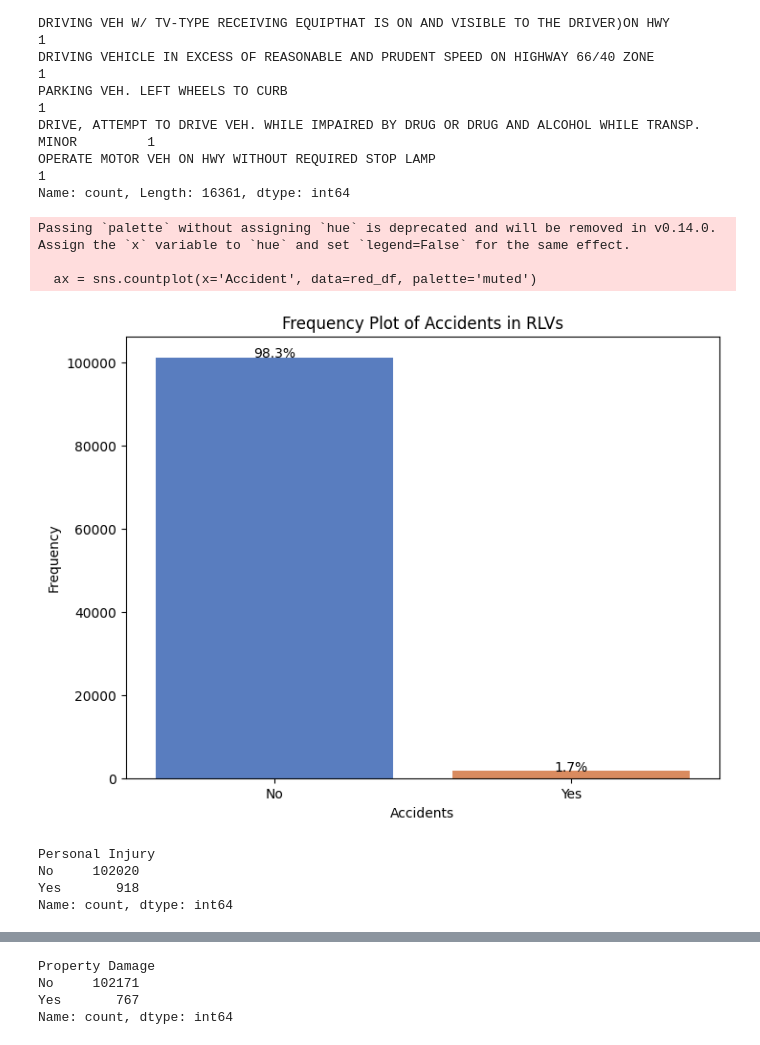
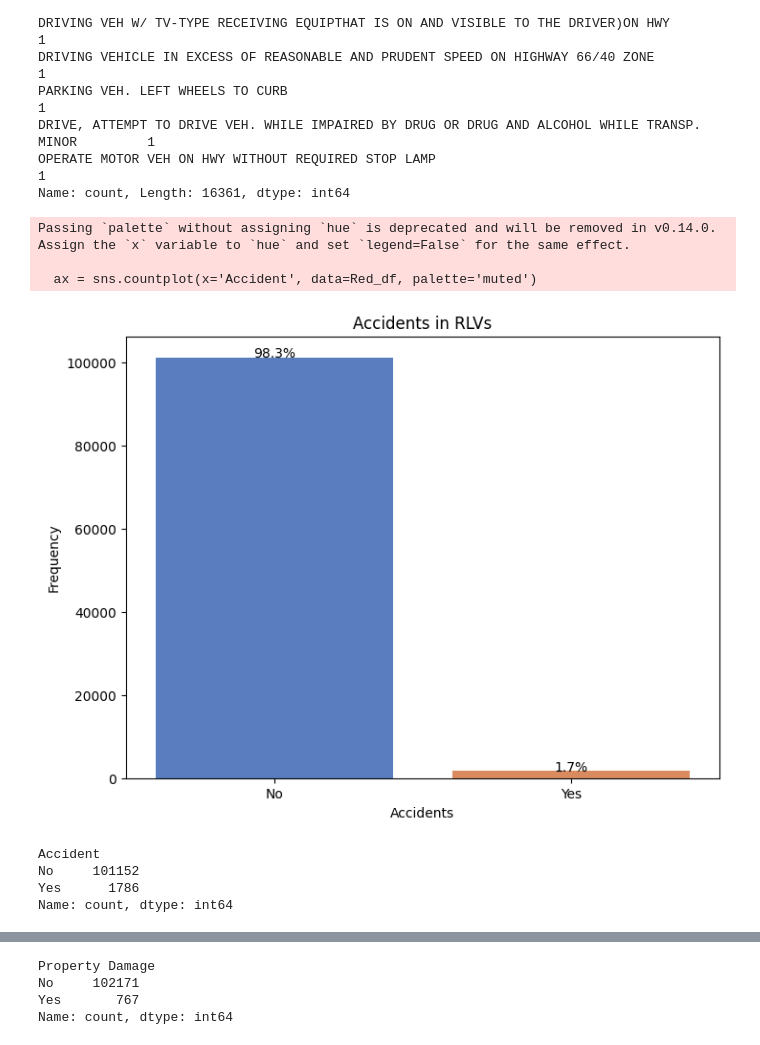
Before and after one commit to ishaqmarashy/red-light-traffic-violation-classification, a Jupyter notebook: scripts/filter_tv.ipynb, the cells around one changed output, grey strips where cells are left out. Drawn from its saved outputs; the diff is of its cells as text; code cells hidden in the pictures.

```diff
--- a/scripts/filter_tv.ipynb
+++ b/scripts/filter_tv.ipynb
@@ -37,36 +37,34 @@ Red_df = df[df['Description'].str.contains('red', case=False) & df['Description'
 # %%
 import pandas as pd
 import seaborn as sns
 import matplotlib.pyplot as plt
 
-red_df =Red_df
-
 plt.figure(figsize=(8, 6))
 
-ax = sns.countplot(x='Accident', data=red_df, palette='muted')
-total = len(red_df)
+ax = sns.countplot(x='Accident', data=Red_df, palette='muted')
+total = len(Red_df)
 for p in ax.patches:
     height = p.get_height()
     percentage = '{:.1f}%'.format(100 * height / total)
     x = p.get_x() + p.get_width() / 2
     y = height + 0.02
     ax.annotate(percentage, (x, y), ha='center')
 
 plt.xlabel('Accidents')
 plt.ylabel('Frequency')
-plt.title('Frequency Plot of Accidents in RLVs')
+plt.title('Accidents in RLVs')
 
 # Show the plot
 plt.show()
 # %% [output]
 Passing `palette` without assigning `hue` is deprecated and will be removed in v0.14.0. Assign the `x` variable to `hue` and set `legend=False` for the same effect.
 
-  ax = sns.countplot(x='Accident', data=red_df, palette='muted')
+  ax = sns.countplot(x='Accident', data=Red_df, palette='muted')
-[figure, old version]
+[figure, new version]
 # %%
-Red_df['Personal Injury'].value_counts()
+Red_df['Accident'].value_counts()
 # %% [output]
-Personal Injury
-No     102020
-Yes       918
+Accident
+No     101152
+Yes      1786
 Name: count, dtype: int64
```
Also changed, not shown: parts of 18 cells of this notebook, 4 other files.
